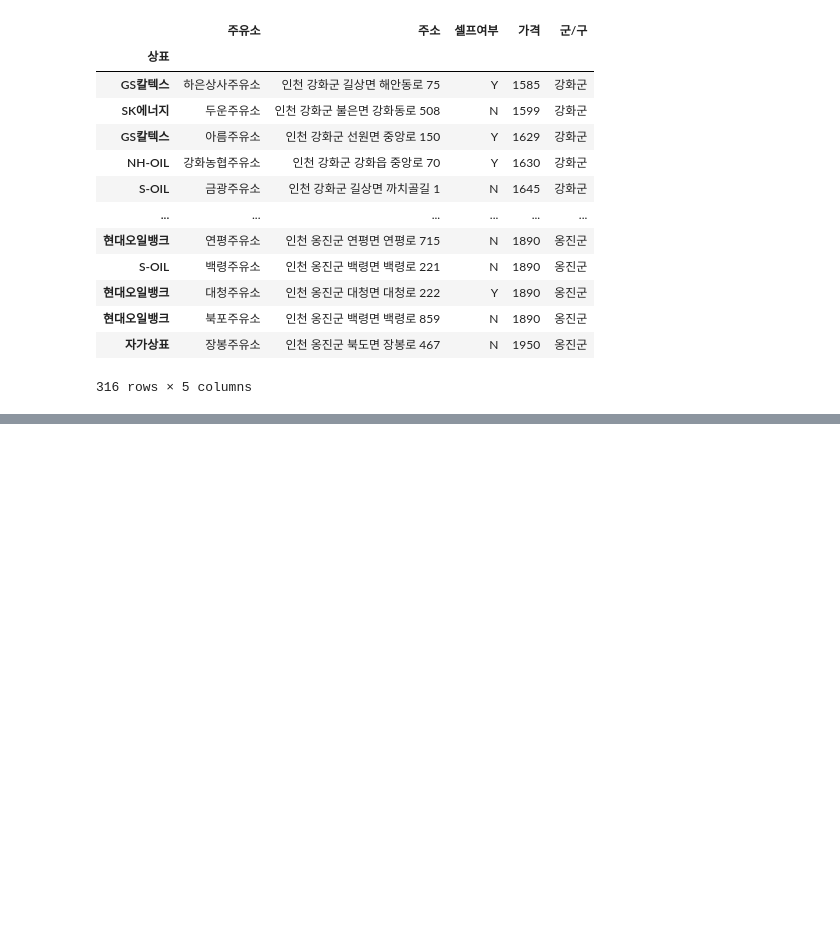
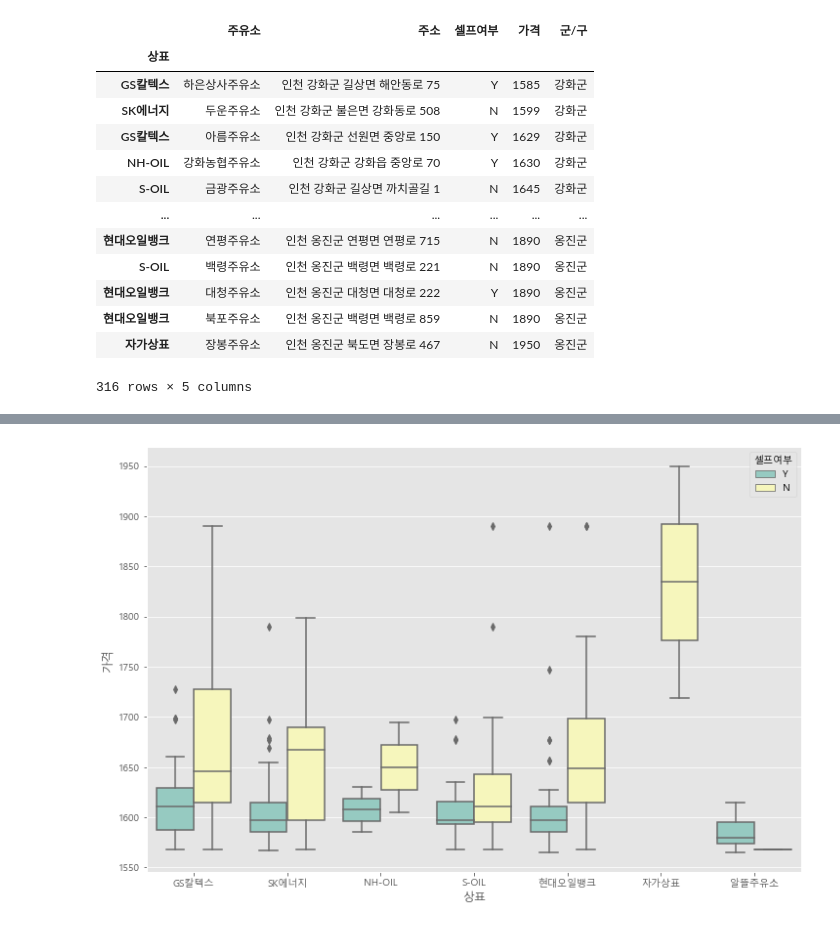
Before and after one commit to Eui9179/AI-DS, a Jupyter notebook: Exercises/Week10/draw_gas_station_graph.ipynb, the cells around one changed output, grey strips where cells are left out. Drawn from its saved outputs; the diff is of its cells as text; code cells hidden in the pictures; blank space fills up the shorter version.

```diff
--- a/Exercises/Week10/draw_gas_station_graph.ipynb
+++ b/Exercises/Week10/draw_gas_station_graph.ipynb
@@ -227,0 +239,14 @@ stations_sel_name
+# %%
+import seaborn as sns
+plt.figure(figsize=(12, 8))
+sns.boxplot(
+    x='상표',
+    y='가격',
+    hue='셀프여부', # 색상을 셀프여부로 구별함
+    data=stations_sel,
+    palette='Set3'
+)
+
+plt.show()
+# %% [output]
+[figure, added]
```
Also changed, not shown: parts of 4 cells of this notebook.
